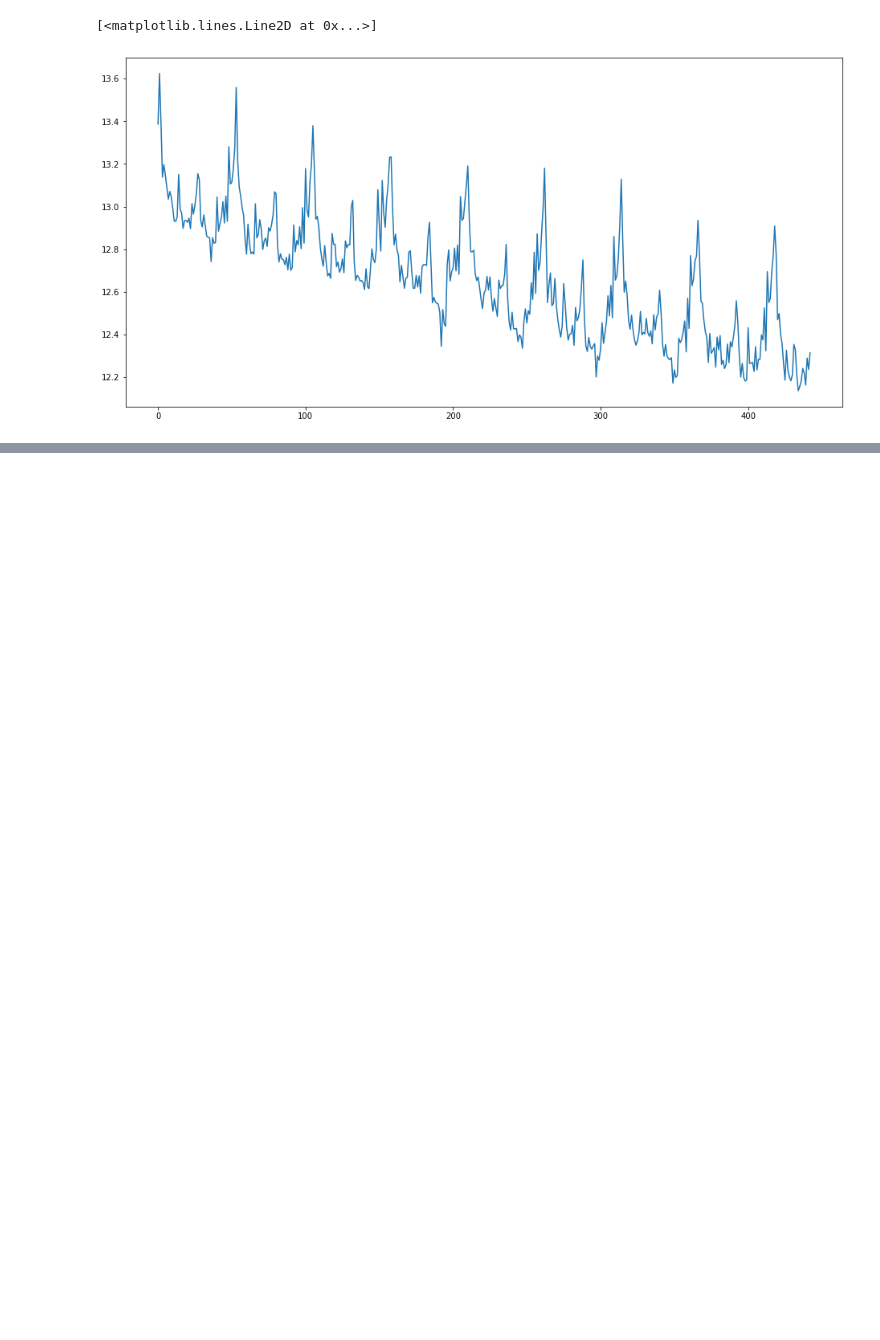
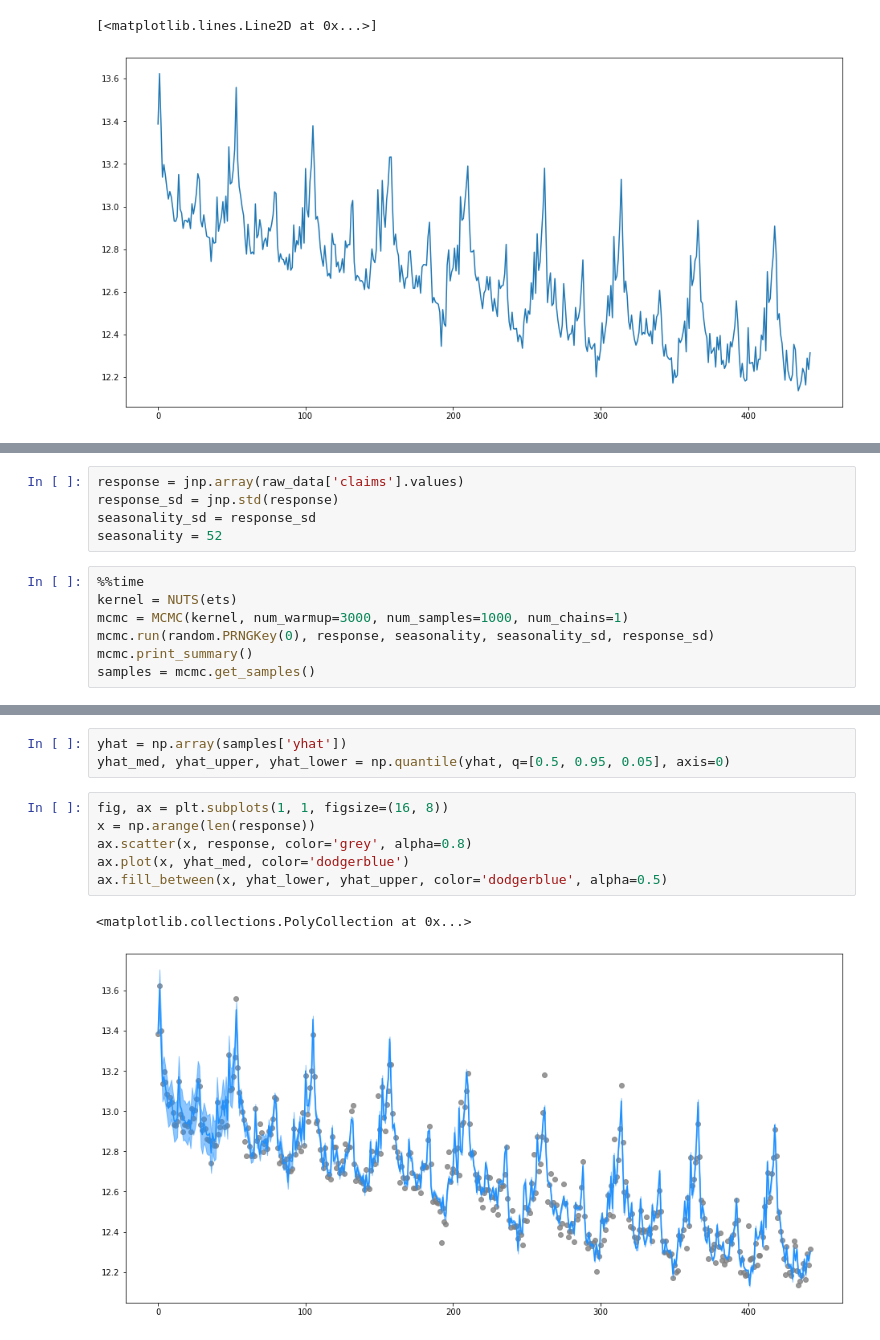
Before and after one commit to edwinnglabs/ts-playground, a Jupyter notebook: notebooks/numpyro-test.ipynb, the cells around one changed output, grey strips where cells are left out. Cells and saved outputs as stored; diff of their text form; blank space fills up the shorter version.

```diff
--- a/notebooks/numpyro-test.ipynb
+++ b/notebooks/numpyro-test.ipynb
@@ -28,0 +81,12 @@ def ets():
+# %%
+response = jnp.array(raw_data['claims'].values)
+response_sd = jnp.std(response)
+seasonality_sd = response_sd
+seasonality = 52
+# %%
+%%time
+kernel = NUTS(ets)
+mcmc = MCMC(kernel, num_warmup=3000, num_samples=1000, num_chains=1)
+mcmc.run(random.PRNGKey(0), response, seasonality, seasonality_sd, response_sd)
+mcmc.print_summary()
+samples = mcmc.get_samples()
@@ -28,0 +111,12 @@ def ets():
+# %%
+yhat = np.array(samples['yhat'])
+yhat_med, yhat_upper, yhat_lower = np.quantile(yhat, q=[0.5, 0.95, 0.05], axis=0)
+# %%
+fig, ax = plt.subplots(1, 1, figsize=(16, 8))
+x = np.arange(len(response))
+ax.scatter(x, response, color='grey', alpha=0.8)
+ax.plot(x, yhat_med, color='dodgerblue')
+ax.fill_between(x, yhat_lower, yhat_upper, color='dodgerblue', alpha=0.5)
+# %% [output]
+<matplotlib.collections.PolyCollection at 0x...>
+[figure, added]
```
Also changed, not shown: parts of 13 cells of this notebook.
